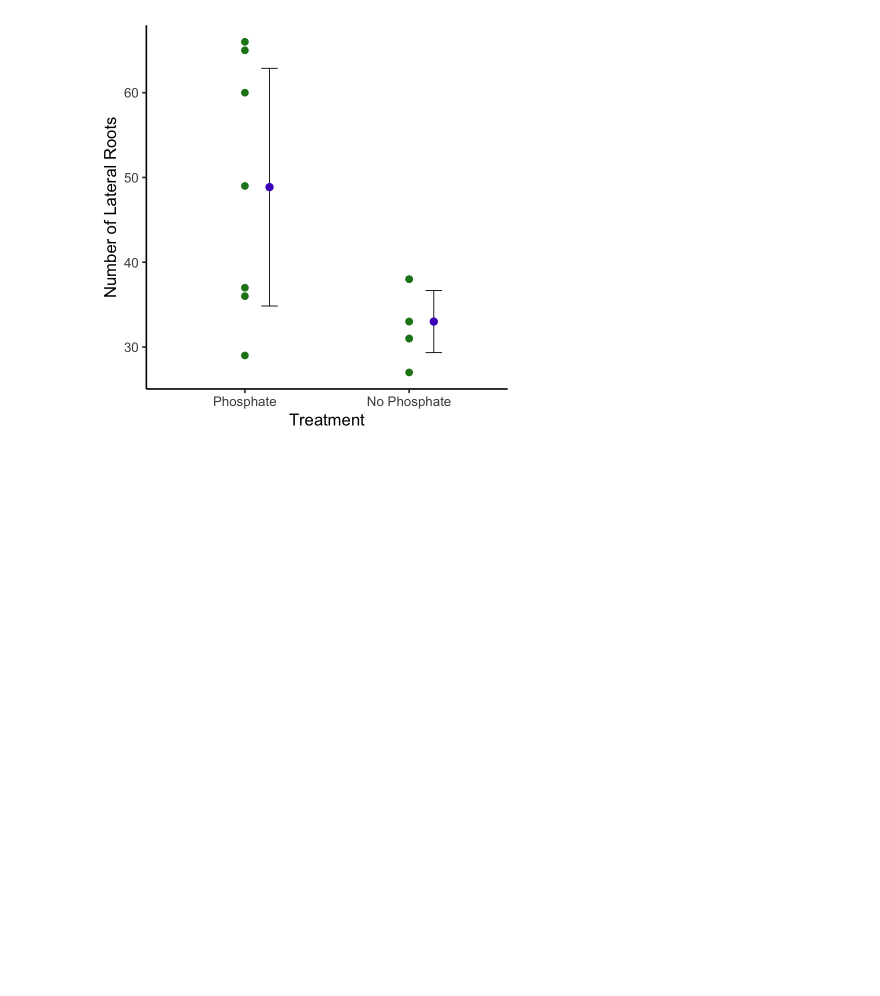
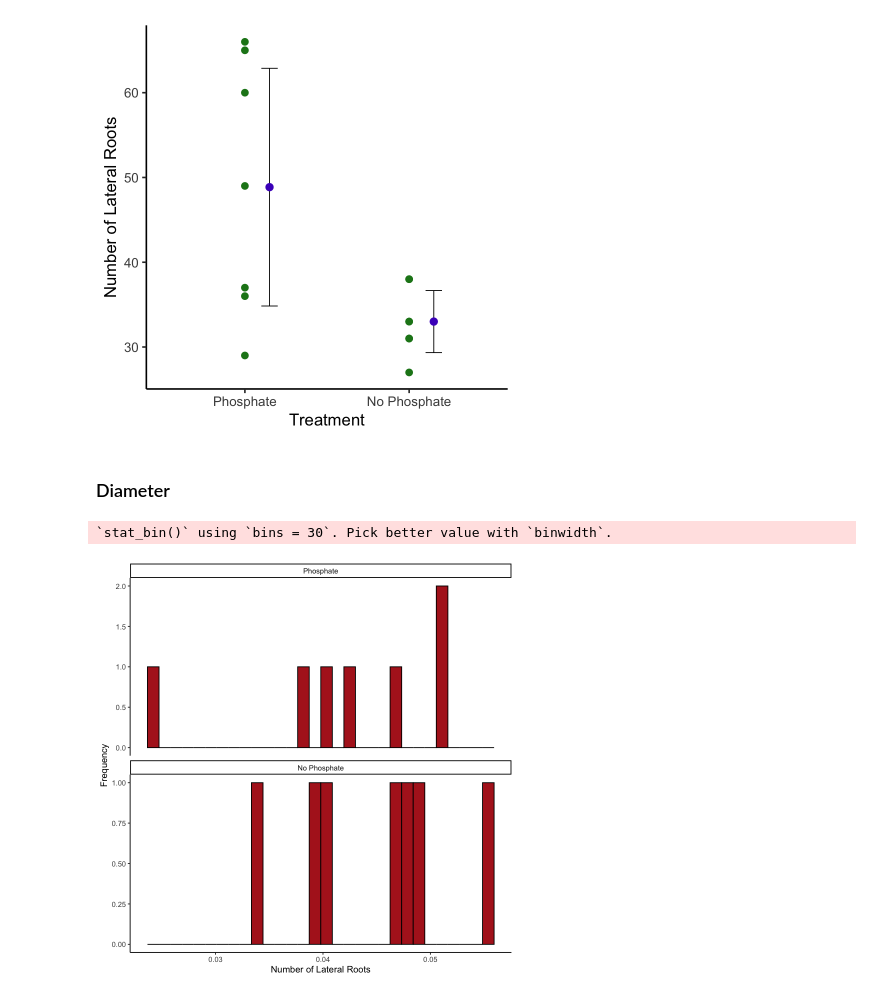
Before and after one commit to piqueen314/RootMorphology, a Jupyter notebook: RootMorphology.ipynb, the cells around one changed output. Drawn from its saved outputs; the diff is of its cells as text; code cells hidden in the pictures; blank space fills up the shorter version.

```diff
--- a/RootMorphology.ipynb
+++ b/RootMorphology.ipynb
@@ -565,3 +691,18 @@ ggplot(myData, aes(x = Treatment, y = Number.of.Lateral.Roots)) +
   theme_classic(base_size = 20)
 # %% [output]
 [figure]
+# %% [markdown]
+### Diameter ###
+# %%
+# visual inspection of data
+myData$Treatment <- factor(myData$Treatment, levels = c("Phosphate", "No Phosphate"))
+
+ggplot(myData, aes(x = Diameter..cm.)) +
+  geom_histogram(fill = "firebrick", col = "black",
+                 boundary = 0, closed = "left") +
+  facet_wrap( ~ Treatment, ncol = 1, scales = "free_y") +
+  labs(x = "Number of Lateral Roots", y = "Frequency") +
+    theme_classic()
+# %% [output]
+`stat_bin()` using `bins = 30`. Pick better value with `binwidth`.
+[figure, added]
```
Also changed, not shown: parts of 27 cells of this notebook.
